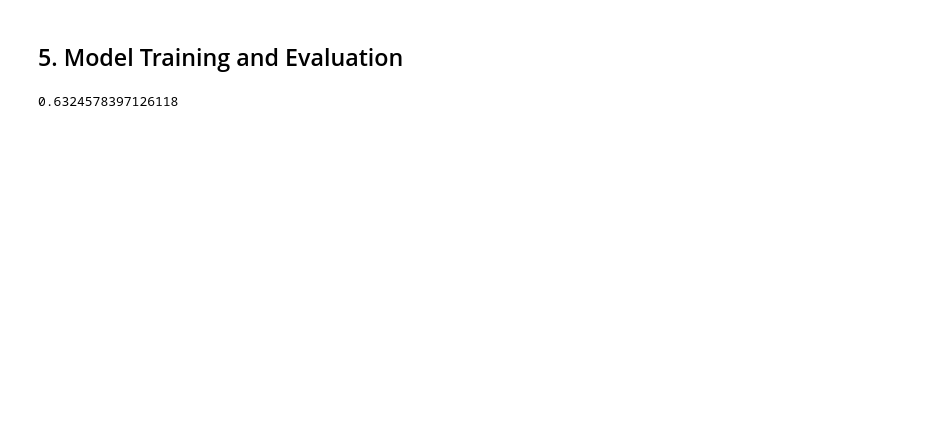
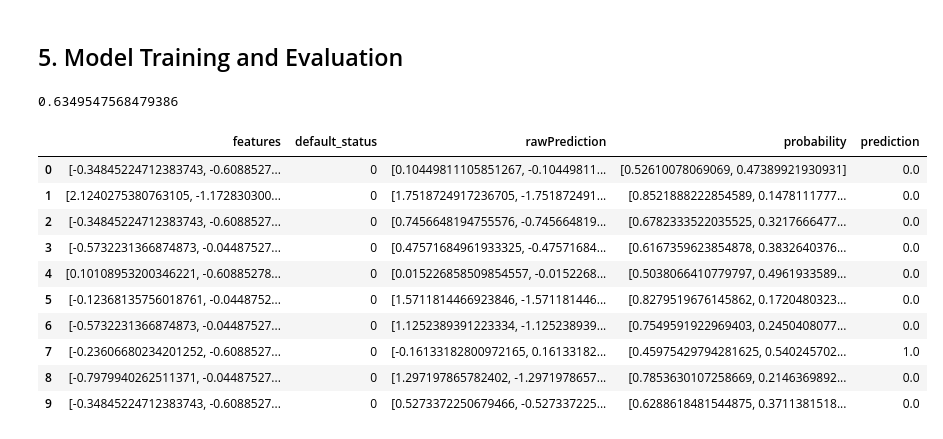
Before and after one commit to luuuneytunes12/Credit-Risk-Modeling-PySpark, a Jupyter notebook: notebooks/5 . PD Model Building (II).ipynb, the cells around one changed output. Saved outputs shown, nothing was run; the diff lists cells and outputs as text; code cells hidden in the pictures; blank space fills up the shorter version.

```diff
--- a/notebooks/5 . PD Model Building (II).ipynb
+++ b/notebooks/5 . PD Model Building (II).ipynb
@@ -229,14 +237,27 @@ from pyspark.ml.evaluation import BinaryClassificationEvaluator
 
 # Step 6: Prepare OOT data (assemble + scale using same transformers)
 oot_df_assembled = assembler.transform(test_df)
-oot_df_scaled = scaler_model.transform(oot_df_assembled).select("features", "default_status")
 
 # Step 7: Predict and evaluate on OOT
-predictions = model.transform(oot_df_scaled)
+predictions = model.transform(oot_df_assembled)
 
 evaluator = BinaryClassificationEvaluator(labelCol="default_status", metricName="areaUnderROC")
 auc = evaluator.evaluate(predictions)
 
 auc
 # %% [output]
-0.6324578397126118
+0.6349547568479386
+# %%
+predictions.limit(10).toPandas()
+# %% [output]
+|  | features | default_status | rawPrediction | probability | prediction |
+| 0 | [-0.34845224712383743, -0.6088527... | 0 | [0.10449811105851267, -0.10449811... | [0.52610078069069, 0.47389921930931] | 0.0 |
+| 1 | [2.1240275380763105, -1.172830300... | 0 | [1.7518724917236705, -1.751872491... | [0.8521888222854589, 0.1478111777... | 0.0 |
+| 2 | [-0.34845224712383743, -0.6088527... | 0 | [0.7456648194755576, -0.745664819... | [0.6782333522035525, 0.3217666477... | 0.0 |
+| 3 | [-0.5732231366874873, -0.04487527... | 0 | [0.47571684961933325, -0.47571684... | [0.6167359623854878, 0.3832640376... | 0.0 |
+| 4 | [0.10108953200346221, -0.60885278... | 0 | [0.015226858509854557, -0.0152268... | [0.5038066410779797, 0.4961933589... | 0.0 |
+| 5 | [-0.12368135756018761, -0.0448752... | 0 | [1.5711814466923846, -1.571181446... | [0.8279519676145862, 0.1720480323... | 0.0 |
+| 6 | [-0.5732231366874873, -0.04487527... | 0 | [1.1252389391223334, -1.125238939... | [0.7549591922969403, 0.2450408077... | 0.0 |
+| 7 | [-0.23606680234201252, -0.6088527... | 0 | [-0.16133182800972165, 0.16133182... | [0.45975429794281625, 0.540245702... | 1.0 |
+| 8 | [-0.7979940262511371, -0.04487527... | 0 | [1.297197865782402, -1.2971978657... | [0.7853630107258669, 0.2146369892... | 0.0 |
+| 9 | [-0.34845224712383743, -0.6088527... | 0 | [0.5273372250679466, -0.527337225... | [0.6288618481544875, 0.3711381518... | 0.0 |
```
Also changed, not shown: parts of 14 cells of this notebook, 2 other files.
